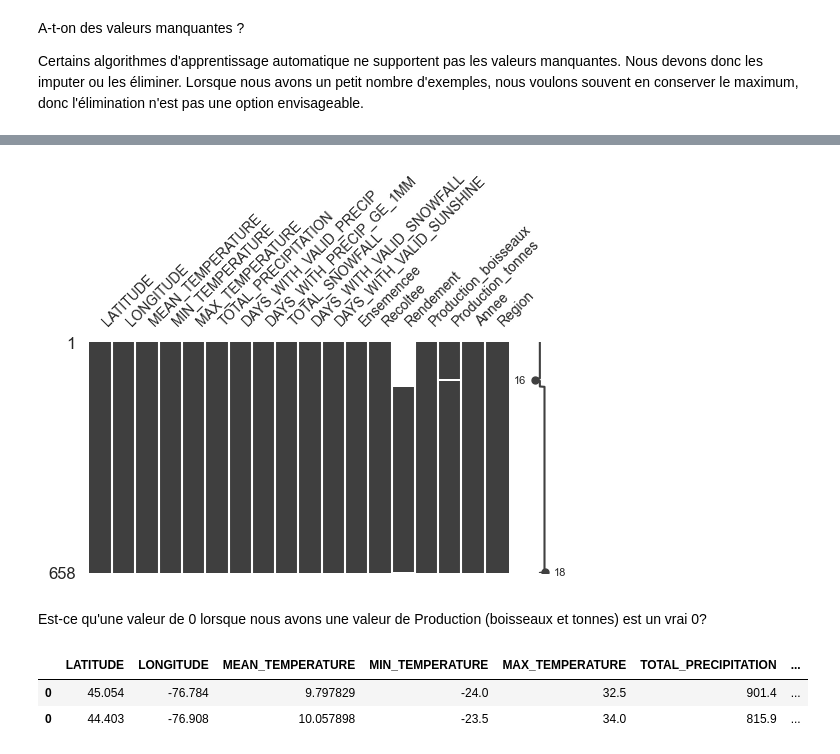
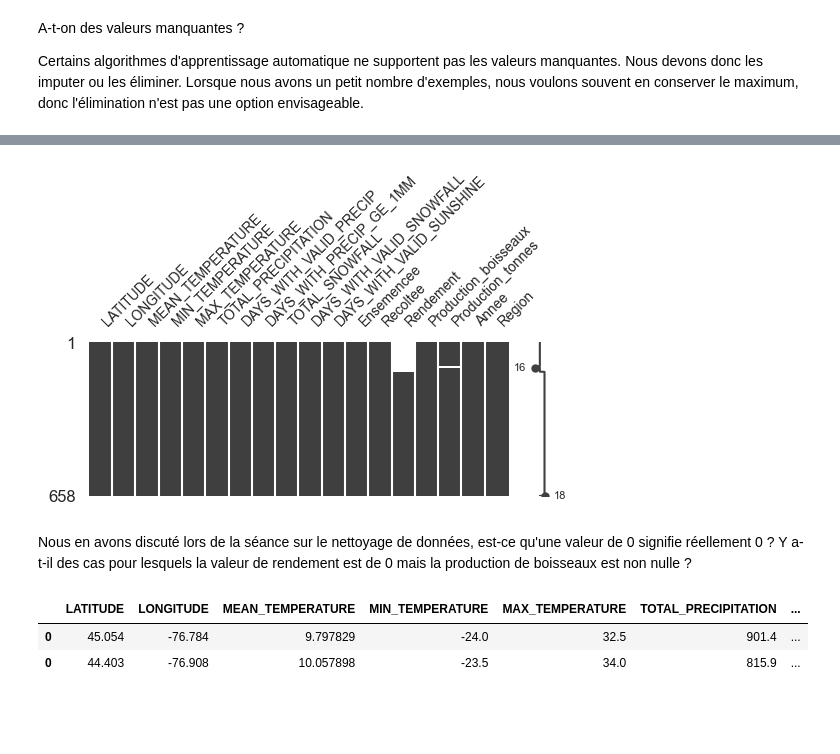
Before and after one commit to genevievebo/Continuum_Nettoyage_et_AI, a Jupyter notebook: notebooks/Intro_AA/4_Introduction_AA-Regression.ipynb, the cells around one changed output, grey strips where cells are left out. Cells and saved outputs as stored; diff of their text form; code cells hidden in the pictures; blank space fills up the shorter version.

```diff
--- a/notebooks/Intro_AA/4_Introduction_AA-Regression.ipynb
+++ b/notebooks/Intro_AA/4_Introduction_AA-Regression.ipynb
@@ -129,12 +128,12 @@ Le graphique de `missingo` ne représente que les NaN.  Qu'en est-il du rendemen
 # %%
 mx = df.copy()
 mx.loc[mx.Rendement==0, 'Rendement'] = np.nan
-missingno.matrix(mx, figsize=(6,3), fontsize=10)
+missingno.matrix(mx, figsize=(6,2), fontsize=10)
 plt.show()
 # %% [output]
-[figure, old version]
+[figure, new version]
-# %% [markdown]
-Est-ce qu'une valeur de 0 lorsque nous avons une valeur de Production (boisseaux et tonnes) est un vrai 0?
+# %% [markdown]
+Nous en avons discuté lors de la séance sur le nettoyage de données, est-ce qu'une valeur de 0 signifie réellement 0 ?  Y a-t-il des cas pour lesquels la valeur de rendement est de 0 mais la production de boisseaux est non nulle ?
 # %%
 df.loc[(df.Rendement == 0) & (df.Production_boisseaux != 0), :]
 # %% [output]
```
Also changed, not shown: parts of 105 cells of this notebook, 2 other files.
